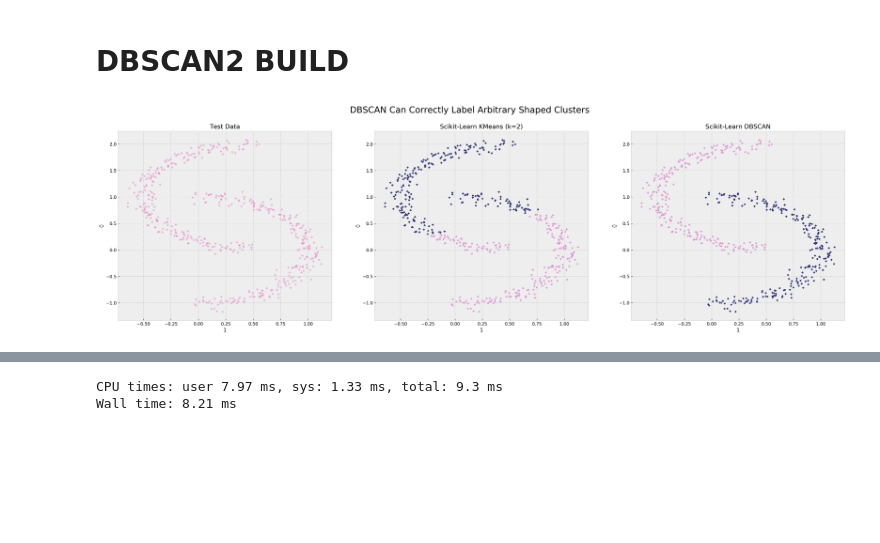
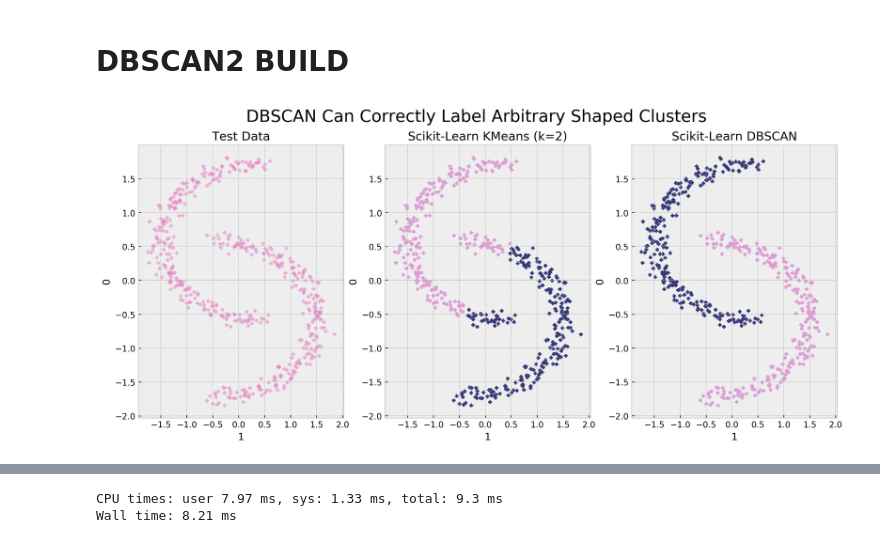
Before and after one commit to mpHarm88/projects, a Jupyter notebook: dbscan/notebooks/dbscan.ipynb, the cells around one changed output, grey strips where cells are left out. Drawn from its saved outputs; the diff is of its cells as text; code cells hidden in the pictures; blank space fills up the shorter version.

```diff
--- a/dbscan/notebooks/dbscan.ipynb
+++ b/dbscan/notebooks/dbscan.ipynb
@@ -13,29 +13,36 @@ from queue import Queue
 # %%
 # Create Blobs
 blobs = make_moons(500, noise=0.06)[0]
+
+# Standardized the data
+for x in range(2):
+    m = blobs[:,x].mean()
+    s = blobs[:,x].std()
+    for y in range(len(blobs)):
+        blobs[y,x] = (blobs[y,x] - m)/s
 
 #Plot
 plt.style.use("bmh")
 fig, ax = plt.subplots(1,3, dpi=250)
 fig.suptitle("DBSCAN Can Correctly Label Arbitrary Shaped Clusters", fontsize=20)
 
 # Scikit-Learn KMeans
 preds_k = KMeans(2).fit(blobs).labels_
 kmean_blob = np.append(blobs, preds_k.reshape(-1,1), axis=1)
 pd.DataFrame(kmean_blob).plot(x=1, y=0, kind="scatter",ax=ax[1], c=2, colorbar=False, title= "Scikit-Learn KMeans (k=2)", marker="+", colormap="tab20b")
 
 # Scikit-Learn DBSCAN
 preds = dbscan(blobs, 0.2, 5)[1]
 dbscan_blob = np.append(blobs, preds.reshape(-1,1), axis=1)
 pd.DataFrame(dbscan_blob).plot(x=1, y=0, kind="scatter", c=2, colorbar=False, ax=ax[2], title= "Scikit-Learn DBSCAN", marker="+", colormap="tab20b")
 
 # Test Data
-pd.DataFrame(blobs).plot(x=1, y=0, kind="scatter", ax=ax[0], alpha=0.5, figsize=(30,8), title="Test Data", marker="+", c="#e377c0")
+pd.DataFrame(blobs).plot(x=1, y=0, kind="scatter", ax=ax[0], alpha=0.5, figsize=(15,6), title="Test Data", marker="+", c="#e377c0")
 
 fig.savefig("subplots1.png", dpi=250)
 plt.show()
 # %% [output]
-[figure, old version]
+[figure, new version]
 # %%
 class dbscan2():
     def __init__(self,df, epsilon=1, min_points=5):
```
Also changed, not shown: parts of 1 cell of this notebook, 3 other files.
